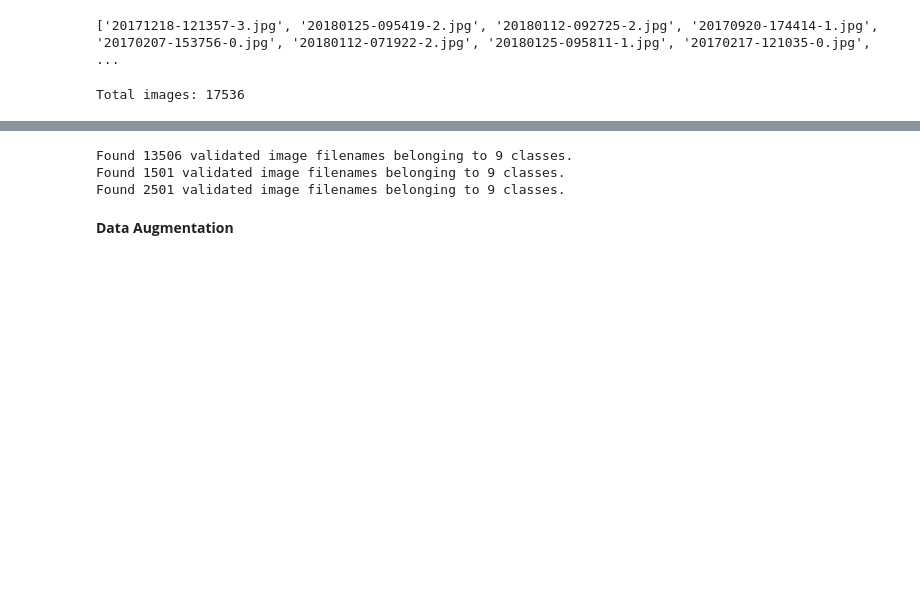
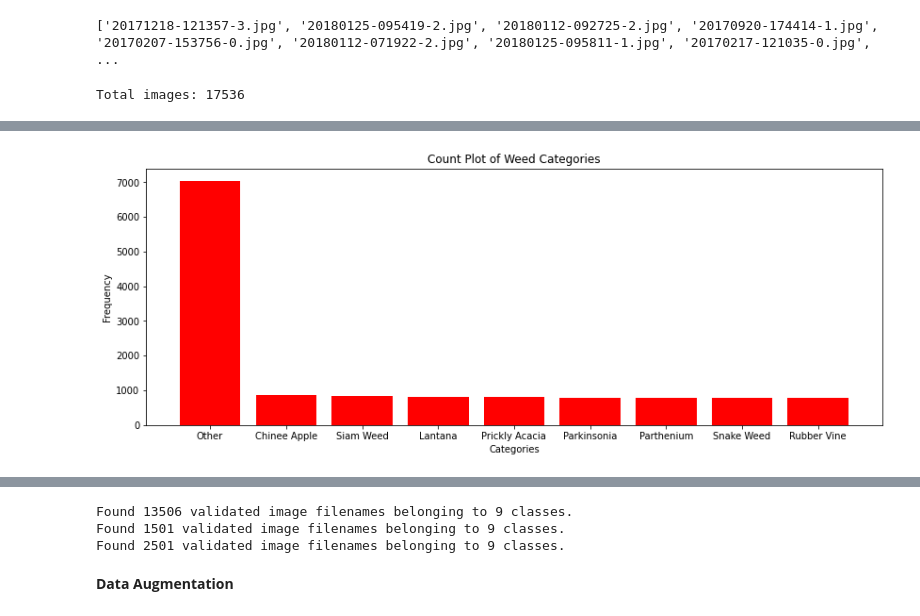
Before and after one commit to rawat999/DeepWeedsX, a Jupyter notebook: DeepWeedX.ipynb, the cells around one changed output, grey strips where cells are left out. Drawn from its saved outputs; the diff is of its cells as text; code cells hidden in the pictures; blank space fills up the shorter version.

```diff
--- a/DeepWeedX.ipynb
+++ b/DeepWeedX.ipynb
@@ -173,0 +152,3 @@ train_df.head()
+# %%
+categories_count = train_df['Categories'].value_counts().to_frame()
+categories_count
@@ -173,0 +166,10 @@ train_df.head()
+# %%
+plt.figure(figsize=(14,5))
+
+plt.bar(categories_count.index.to_list(),categories_count['Categories'],color='red')
+plt.title('Count Plot of Weed Categories')
+plt.xlabel('Categories')
+plt.ylabel('Frequency')
+plt.show()
+# %% [output]
+[figure, added]
```
Also changed, not shown: parts of 30 cells of this notebook.
